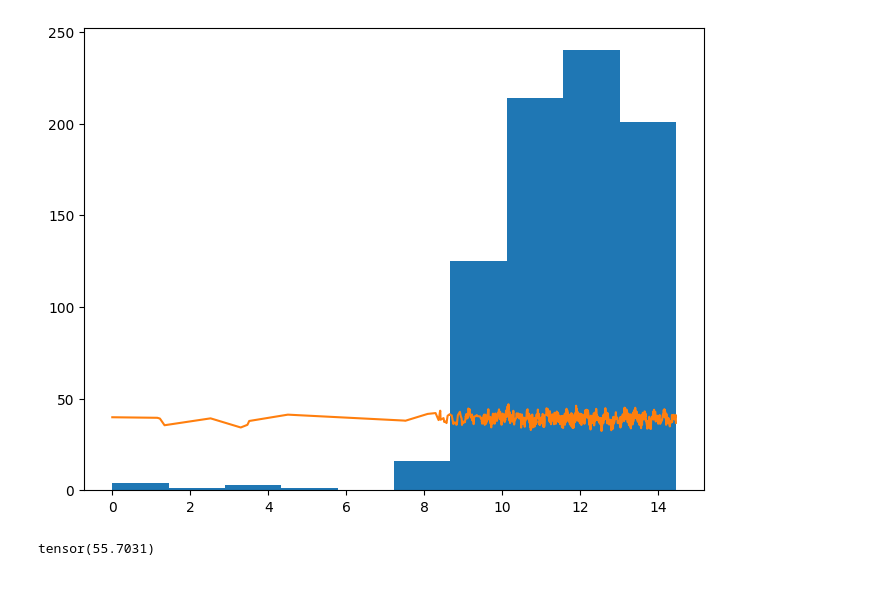
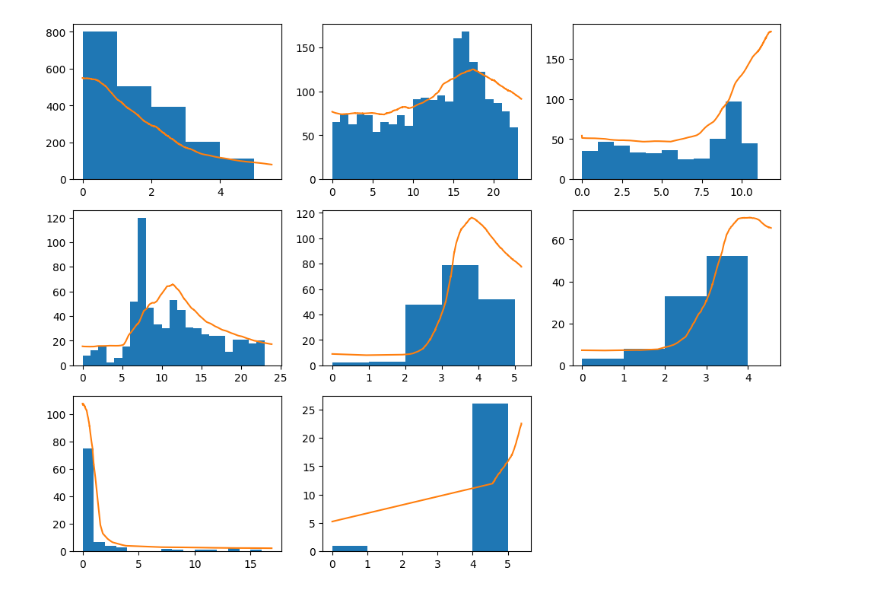
Before and after one commit to villrv/ppae, a Jupyter notebook: chandra.ipynb, the cells around one changed output. Cells and saved outputs as stored; diff of their text form; code cells hidden in the pictures.

Commit message:
working transformer encoder

```diff
--- a/chandra.ipynb
+++ b/chandra.ipynb
@@ -20,7 +20,7 @@ false_flares_df = false_flares_df[['time','energy','obsreg_id']]
 d = true_flares_df.groupby('obsreg_id').apply(lambda group: np.array(group[['time', 'energy']])).to_dict()
 d.update(false_flares_df.groupby('obsreg_id').apply(lambda group: np.array(group[['time', 'energy']])).to_dict())
 # %%
-# Prepare for data, drop the outliers,
+# Prepare for data, drop the outliers
 data_lst = []
 lengths = []
 Ts = []
@@ -36,8 +36,8 @@ for key in list(d.keys()):
         Ts.append(T)
         data_lst.append({'event_list':d[key]})
 
-B = 64
-data = RealEventsDataset(data_lst)
+B = 8
+data = RealEventsDataset(data_lst,t_scale=5000)
 loader = DataLoader(data, batch_size=B, shuffle=True, num_workers=4, collate_fn=padding_collate_fn)
 lengths = np.array(lengths)
 Ts = np.array(Ts)
@@ -55,12 +53,11 @@ plt.tight_layout()
 # %%
 # Create NN model
 num_freqs = 12
-num_latent = 20
+num_latent = 128
 E_bins = 13
 encoding = PositionalEncoding(num_freqs=num_freqs)
-# encoding = DiffEncoding(include_input=True)
-model = AutoencoderRNN(num_latent, encoding, hidden_size=256, E_bins=E_bins, lam_TV=0, lam_latent=0)
-trainer = pl.Trainer(max_epochs=5,
+model = AutoencoderTransformer(num_latent, encoding, hidden_size=256, E_bins=E_bins, lam_TV=0.3, lam_latent=0)
+trainer = pl.Trainer(max_epochs=100,
                      accelerator=device,
                      devices=1,
                      plugins=[DisabledSLURMEnvironment(auto_requeue=False)],
@@ -88,11 +91,11 @@ LOCAL_RANK: 0 - CUDA_VISIBLE_DEVICES: [0]
 # %%
 # Test data, currently just the training data
-test_loader = DataLoader(data, batch_size=64, collate_fn=padding_collate_fn)
+test_loader = DataLoader(data, batch_size=B, collate_fn=padding_collate_fn)
 test_batch = next(iter(test_loader))
-model.eval();
 model.to(device);
 with torch.no_grad():
-    model.encode(model.code(test_batch['event_list'].to(device)))
+    temp = model.code(test_batch['event_list'].to(device))
+    model.encode(model.code(test_batch['event_list'].to(device)), ~(test_batch['mask'].to(device)))
     z = model.latent.cpu().numpy()
 # %%
 # Visualize the rate function that the NN has learned.
@@ -103,14 +106,36 @@ with torch.no_grad():
     rates = rates.cpu()
 # %%
 # Plot total rates
-index = 25
-masks = test_batch['mask']
-plt.figure(figsize=(8,6))
-plt.hist(coded[index,masks[index],0])
-plt.plot(coded[index,masks[index],0], torch.sum(rates[index,masks[index],:],dim=-1))
+
+
+plt.figure(figsize=(12,9))
+start_index = 0
+for i in range(8):
+    index = start_index + i
+    masks = test_batch['mask']
+
+    times = coded[index,masks[index],0]
+    plt.subplot(3,3,i+1)
+    plt.hist(times, bins = torch.arange(torch.ceil(torch.max(times))))
+    plt.plot(times, torch.sum(torch.exp(rates[index,masks[index],:]),dim=-1))
+
 plt.show()
-temp = coded[index,masks[index],0]
-print(len(temp)/temp.max())
+
+# Plot rates for a specific energy bin
+# plt.figure(figsize=(12,9))
+# start_index = 0
+# for i in range(8):
+#     index = start_index + i
+#     E_index = 0
+#     masks = test_batch['mask']
+#     valid_times = coded[index,masks[index]]
+#     E_mask = valid_times[:,E_index+2*num_freqs+1]==1
+#     times = valid_times[E_mask,0]
+
+#     plt.subplot(3,3,i+1)
+#     plt.hist(times, bins = torch.arange(torch.ceil(torch.max(times))))
+#     valid_rates = rates[index,masks[index],E_index]
+#     plt.plot(times, torch.exp(valid_rates[E_mask]))
+# plt.show()
 # %% [output]
-[figure, old version]
+[figure, new version]
-tensor(55.7031)
```
Also changed, not shown: parts of 3 cells of this notebook, 44 other files.
